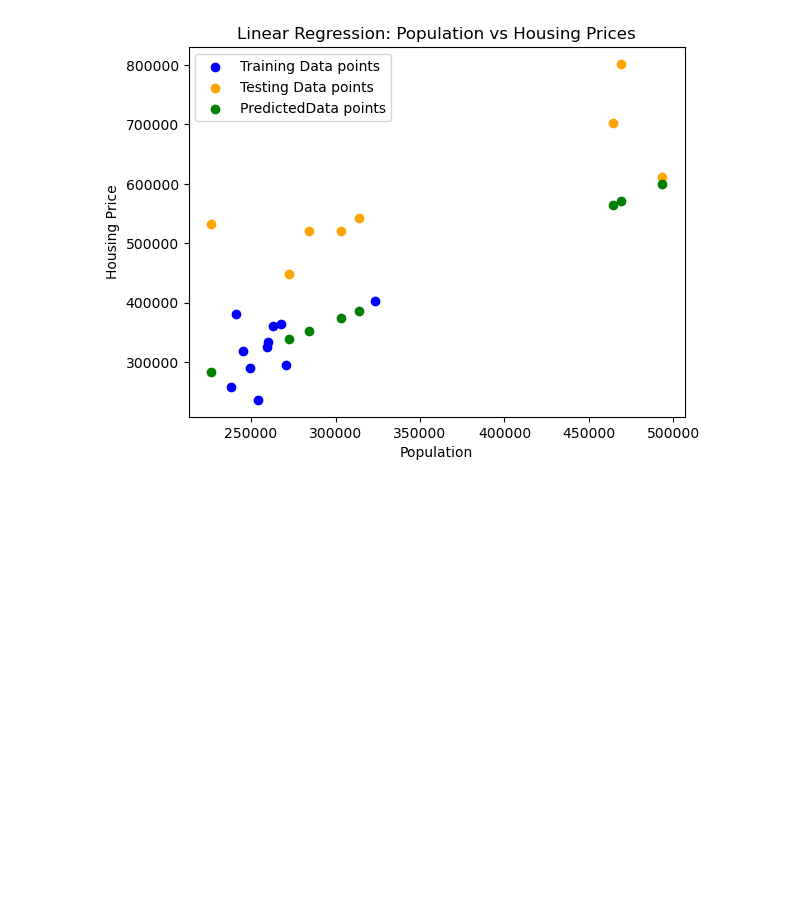
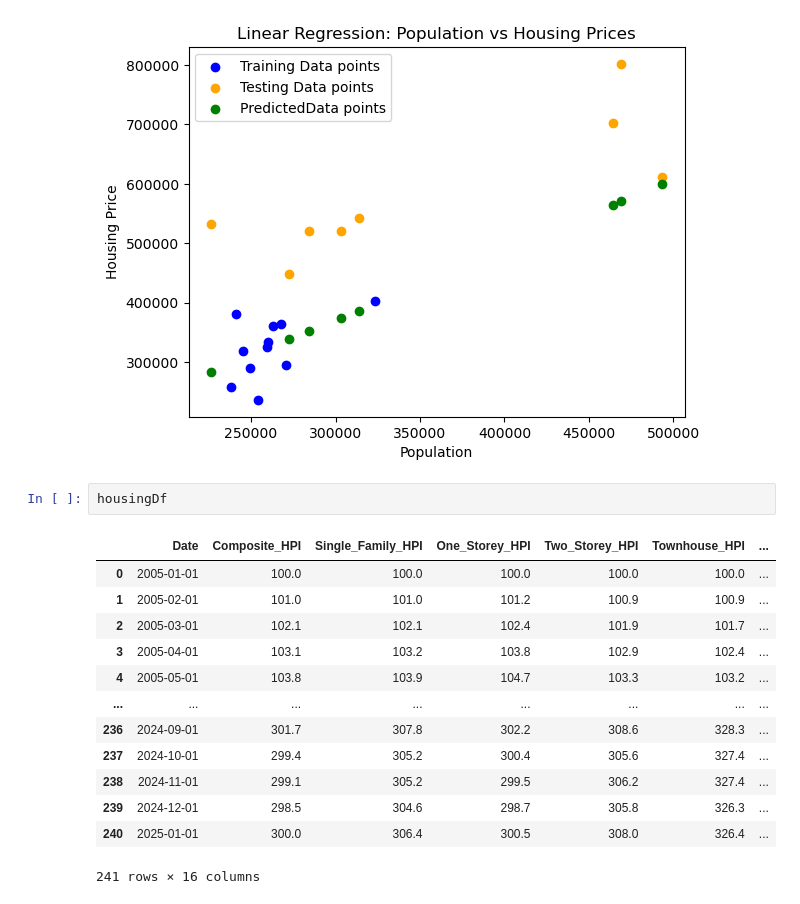
Before and after one commit to gvs311/data-analysis-housing, a Jupyter notebook: Project-v2.ipynb, the cells around one changed output. Cells and saved outputs as stored; diff of their text form; blank space fills up the shorter version.

```diff
--- a/Project-v2.ipynb
+++ b/Project-v2.ipynb
@@ -423,3 +502,19 @@ plt.legend()
 plt.show()
 # %% [output]
 [figure]
+# %%
+housingDf
+# %% [output]
+|  | Date | Composite_HPI | Single_Family_HPI | One_Storey_HPI | Two_Storey_HPI | Townhouse_HPI | ... |
+| 0 | 2005-01-01 | 100.0 | 100.0 | 100.0 | 100.0 | 100.0 | ... |
+| 1 | 2005-02-01 | 101.0 | 101.0 | 101.2 | 100.9 | 100.9 | ... |
+| 2 | 2005-03-01 | 102.1 | 102.1 | 102.4 | 101.9 | 101.7 | ... |
+| 3 | 2005-04-01 | 103.1 | 103.2 | 103.8 | 102.9 | 102.4 | ... |
+| 4 | 2005-05-01 | 103.8 | 103.9 | 104.7 | 103.3 | 103.2 | ... |
+| ... | ... | ... | ... | ... | ... | ... | ... |
+| 236 | 2024-09-01 | 301.7 | 307.8 | 302.2 | 308.6 | 328.3 | ... |
+| 237 | 2024-10-01 | 299.4 | 305.2 | 300.4 | 305.6 | 327.4 | ... |
+| 238 | 2024-11-01 | 299.1 | 305.2 | 299.5 | 306.2 | 327.4 | ... |
+| 239 | 2024-12-01 | 298.5 | 304.6 | 298.7 | 305.8 | 326.3 | ... |
+| 240 | 2025-01-01 | 300.0 | 306.4 | 300.5 | 308.0 | 326.4 | ... |
+241 rows × 16 columns
```
Also changed, not shown: parts of 13 cells of this notebook.
